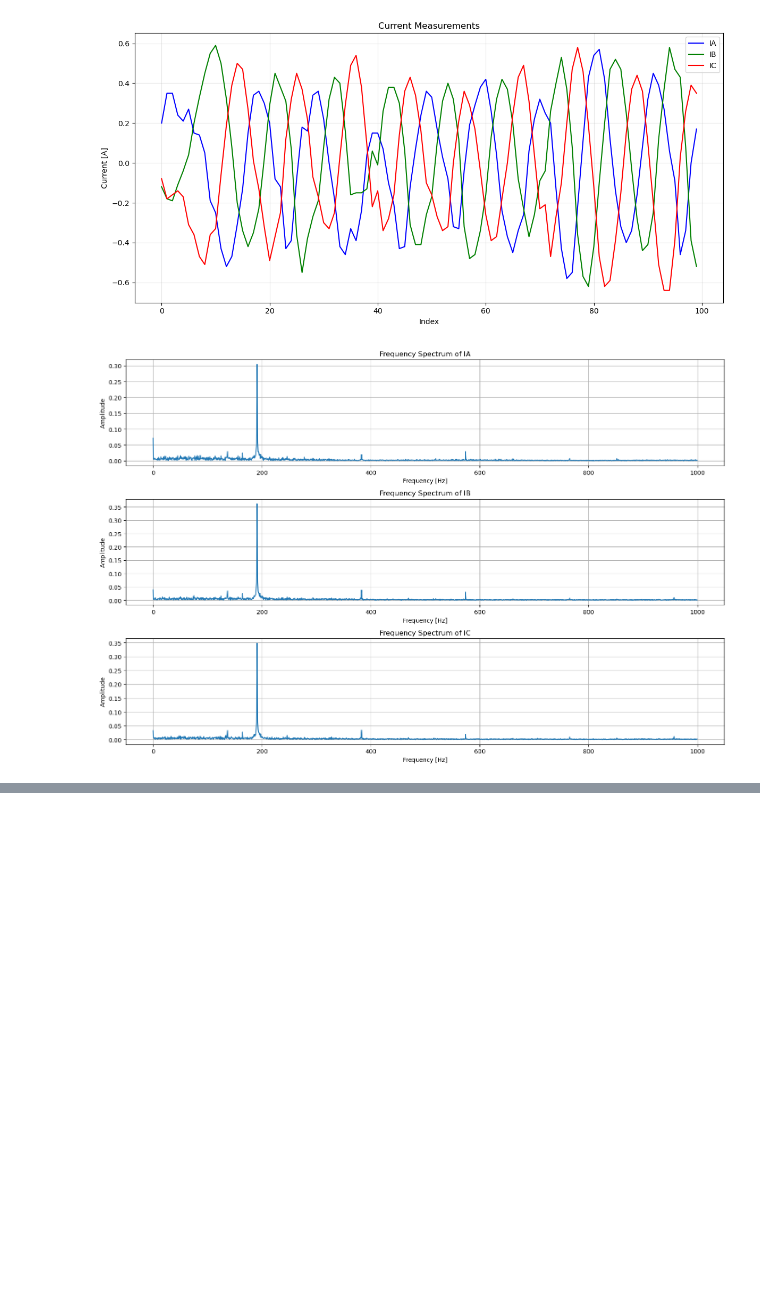
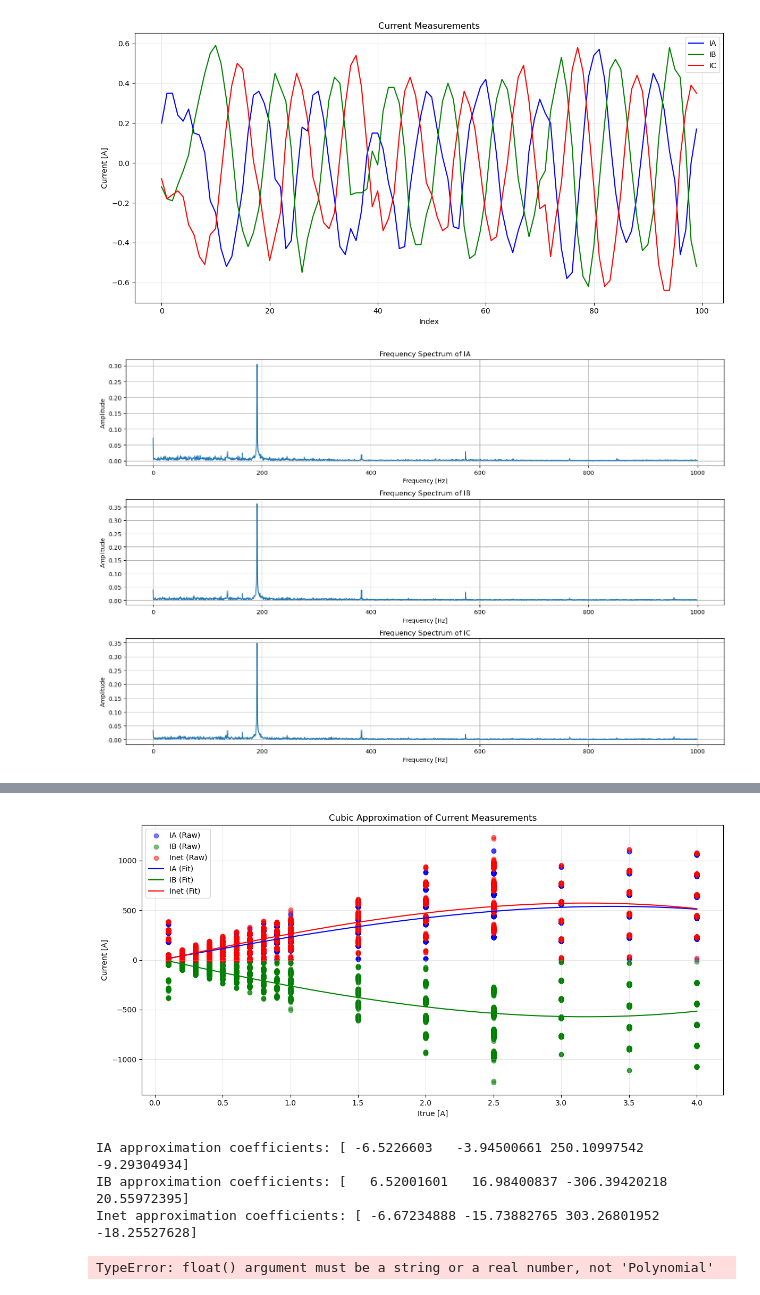
Before and after one commit to koji1027/SoccerRobot2024, a Jupyter notebook: Software/MD_Rev4.0_PIO_ver1/analyze.ipynb, the cells around one changed output, grey strips where cells are left out. Drawn from its saved outputs; the diff is of its cells as text; code cells hidden in the pictures; blank space fills up the shorter version.

```diff
--- a/Software/MD_Rev4.0_PIO_ver1/analyze.ipynb
+++ b/Software/MD_Rev4.0_PIO_ver1/analyze.ipynb
@@ -325,0 +430,76 @@ plt.show()
+# %%
+import pandas as pd
+import numpy as np
+import matplotlib.pyplot as plt
+from numpy.polynomial.polynomial import Polynomial
+
+def cubic_fit(csv_filename):
+    # CSVファイルの読み込み
+    df = pd.read_csv(csv_filename, header=None, names=['Itrue', 'IA', 'IB', 'IC', "Inet"])
+
+    # 3次多項式でフィッティング
+    coeffs_IA = np.polyfit(df['Itrue'], df['IA'], 3)
+    coeffs_IB = np.polyfit(df['Itrue'], df['IB'], 3)
+    coeffs_INET = np.polyfit(df['Itrue'], df['Inet'], 3)
+
+    # 近似式を作成
+    poly_IA = np.poly1d(coeffs_IA)
+    poly_IB = np.poly1d(coeffs_IB)
+    poly_INET = np.poly1d(coeffs_INET)
+
+    # 近似曲線をプロット用に計算
+    Itrue_fit = np.linspace(df['Itrue'].min(), df['Itrue'].max(), 100)
+    IA_fit = poly_IA(Itrue_fit)
+    IB_fit = poly_IB(Itrue_fit)
+    Inet_fit = poly_INET(Itrue_fit)
+
+    # グラフの描画
+    plt.figure(figsize=(12, 6))
+
+    # 散布図
+    plt.scatter(df['Itrue'], df['IA'], label='IA (Raw)', color='blue', alpha=0.5)
+    plt.scatter(df['Itrue'], df['IB'], label='IB (Raw)', color='green', alpha=0.5)
+    plt.scatter(df['Itrue'], df['Inet'], label='Inet (Raw)', color='red', alpha=0.5)
+
+    # 近似曲線
+    plt.plot(Itrue_fit, IA_fit, label='IA (Fit)', color='blue')
+    plt.plot(Itrue_fit, IB_fit, label='IB (Fit)', color='green')
+    plt.plot(Itrue_fit, Inet_fit, label='Inet (Fit)', color='red')
+
+    # グラフの設定
+    plt.xlabel('Itrue [A]')
+    plt.ylabel('Current [A]')
+    plt.title('Cubic Approximation of Current Measurements')
+    plt.legend()
+    plt.grid(alpha=0.3)
+    plt.tight_layout()
+
+    # グラフの表示
+    plt.show()
+
+    # 近似式の係数を出力
+    print("IA approximation coefficients:", coeffs_IA)
+    print("IB approximation coefficients:", coeffs_IB)
+    print("Inet approximation coefficients:", coeffs_INET)
+
+def inverse_cubic_fit(coeffs, current_values):
+    # 近似式の逆関数を求める（数値的に解く）
+    poly = Polynomial(coeffs[::-1])  # np.polyfitは降べきの係数を返すため逆順にする
+    Itrue_solutions = [np.roots(poly - value) for value in current_values]
+    return [sol[np.isreal(sol)].real[0] for sol in Itrue_solutions]  # 実数解のみ取得
+
+# スクリプトの実行
+if __name__ == "__main__":
+    cubic_fit('current.csv')
+
+    # 逆近似の例（IA, IB, Inet から Itrue を求める）
+    sample_currents = [1.0, 2.0, 3.0]  # 例として適当な電流値
+    print("Estimated Itrue for IA:", inverse_cubic_fit(coeffs_IA, sample_currents))
+    print("Estimated Itrue for IB:", inverse_cubic_fit(coeffs_IB, sample_currents))
+    print("Estimated Itrue for Inet:", inverse_cubic_fit(coeffs_INET, sample_currents))
+# %% [output]
+[figure, added]
+IA approximation coefficients: [ -6.5226603   -3.94500661 250.10997542  -9.29304934]
+IB approximation coefficients: [   6.52001601   16.98400837 -306.39420218   20.55972395]
+Inet approximation coefficients: [ -6.67234888 -15.73882765 303.26801952 -18.25527628]
+TypeError: float() argument must be a string or a real number, not 'Polynomial'
```
Also changed, not shown: parts of 7 cells of this notebook, 21 other files.
